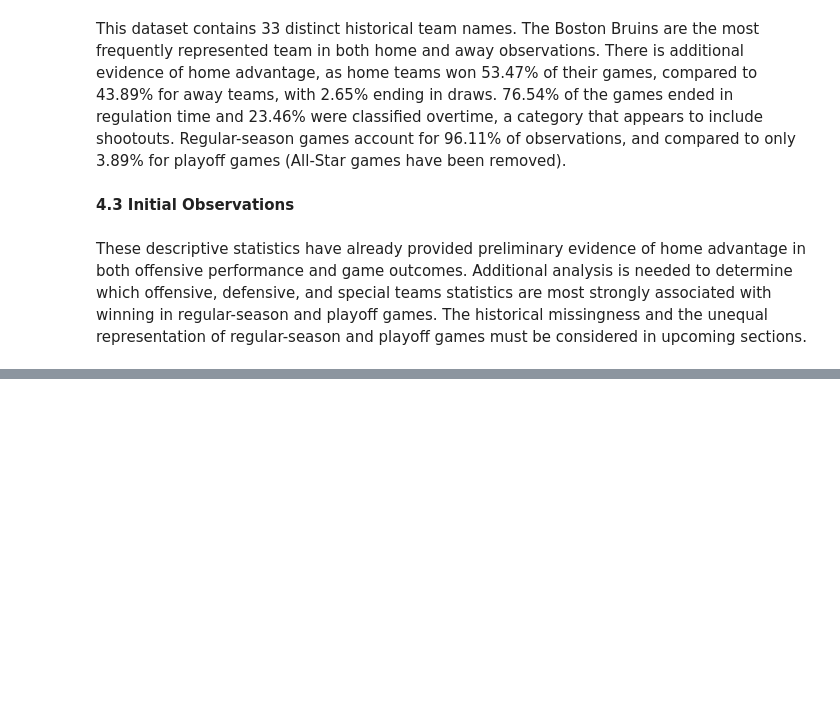
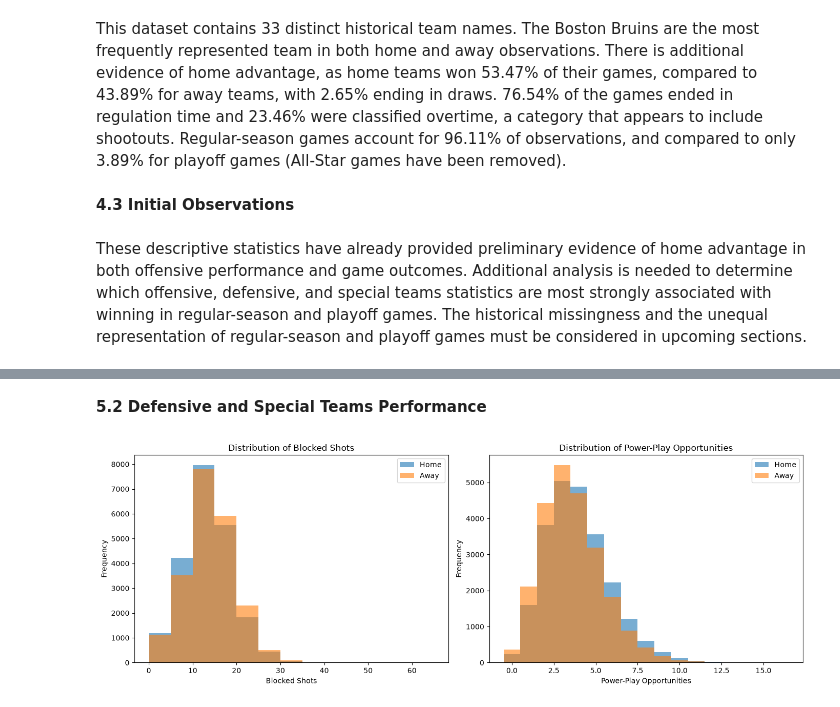
Before and after one commit to jbenigeriBU/DX602-Final-Project, a Jupyter notebook: DX602_Final_Project.ipynb, the cells around one changed output, grey strips where cells are left out. Saved outputs shown, nothing was run; the diff lists cells and outputs as text; code cells hidden in the pictures; blank space fills up the shorter version.

```diff
--- a/DX602_Final_Project.ipynb
+++ b/DX602_Final_Project.ipynb
@@ -856,0 +891,30 @@ These descriptive statistics have already provided preliminary evidence of home
+# %% [markdown]
+**5.2 Defensive and Special Teams Performance**
+# %%
+# Visualize defensive and special teams data
+fig, ax = plt.subplots(1, 2, figsize=(14, 5))
+
+# Blocked shots
+bins_blocked = np.arange(0, numerical_stats[["home_blocked_shots", "away_blocked_shots"]].max().max() + 5, 5)
+
+ax[0].hist(game_stats_clean["home_blocked_shots"].dropna(), bins=bins_blocked, alpha=0.6, label="Home")
+ax[0].hist(game_stats_clean["away_blocked_shots"].dropna(), bins=bins_blocked, alpha=0.6, label="Away")
+ax[0].set_title("Distribution of Blocked Shots")
+ax[0].set_xlabel("Blocked Shots")
+ax[0].set_ylabel("Frequency")
+ax[0].legend()
+
+# Power-play opportunities
+bins_pp = np.arange(0, numerical_stats[["home_power_play_opportunities", "away_power_play_opportunities"]].max().max() + 2) - 0.5
+
+ax[1].hist(game_stats_clean["home_power_play_opportunities"], bins=bins_pp, alpha=0.6, label="Home")
+ax[1].hist(game_stats_clean["away_power_play_opportunities"], bins=bins_pp, alpha=0.6, label="Away")
+ax[1].set_title("Distribution of Power-Play Opportunities")
+ax[1].set_xlabel("Power-Play Opportunities")
+ax[1].set_ylabel("Frequency")
+ax[1].legend()
+
+plt.tight_layout()
+plt.show()
+# %% [output]
+[figure, added]
```
Also changed, not shown: parts of 17 cells of this notebook.
